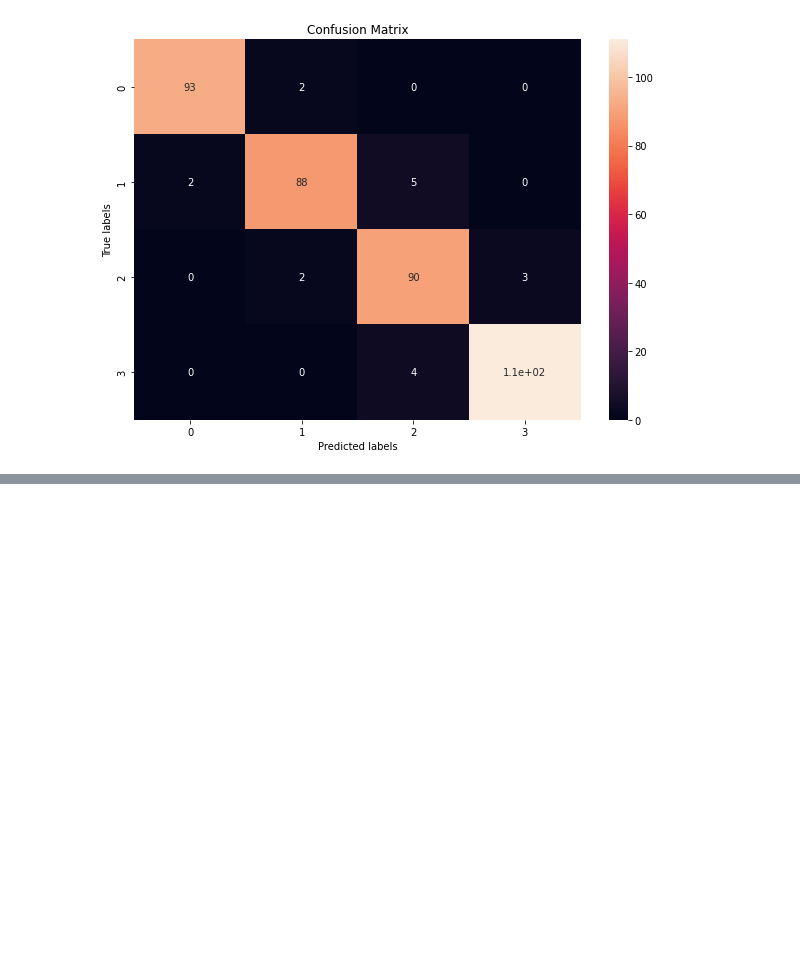
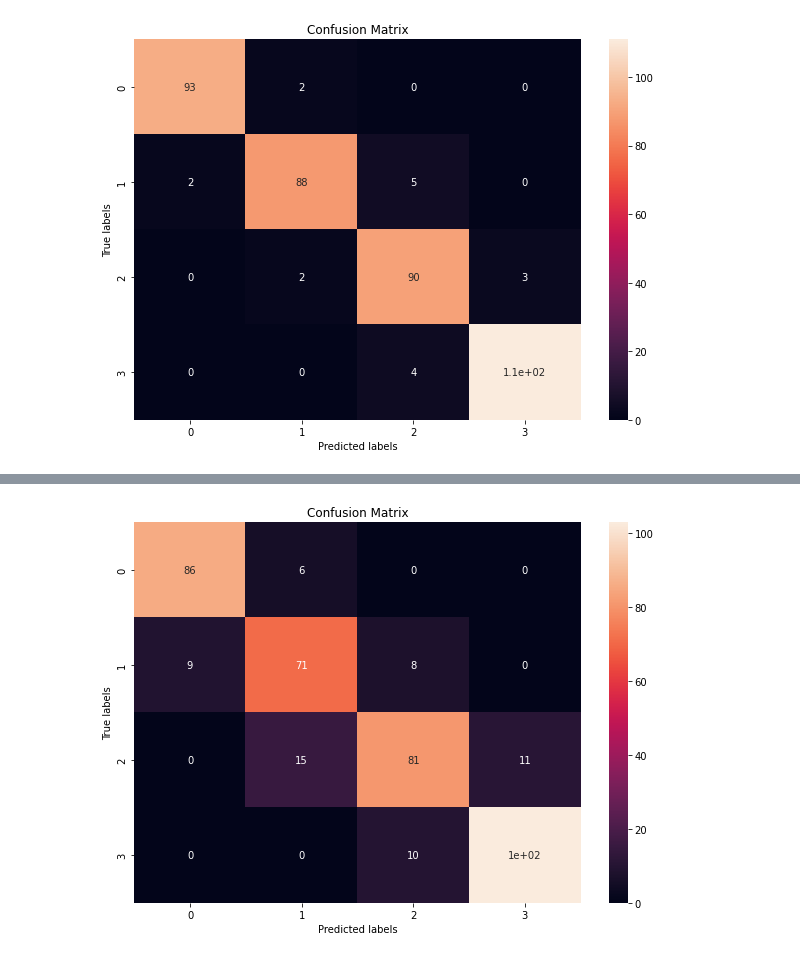
Before and after one commit to Kedarpatil24/Mobile-Price-Range-Prediction, a Jupyter notebook: Mobile_Price_Range_Prediction_Capstone_Project.ipynb, the cells around one changed output, grey strips where cells are left out. Saved outputs shown, nothing was run; the diff lists cells and outputs as text; code cells hidden in the pictures; blank space fills up the shorter version.

```diff
--- a/Mobile_Price_Range_Prediction_Capstone_Project.ipynb
+++ b/Mobile_Price_Range_Prediction_Capstone_Project.ipynb
@@ -692,0 +900,6 @@ test_confusion_matrix(cm_test)
+# %%
+# Test Matrix
+
+test_confusion_matrix(cm_test)
+# %% [output]
+[figure, added]
```
Also changed, not shown: parts of 28 cells of this notebook.
